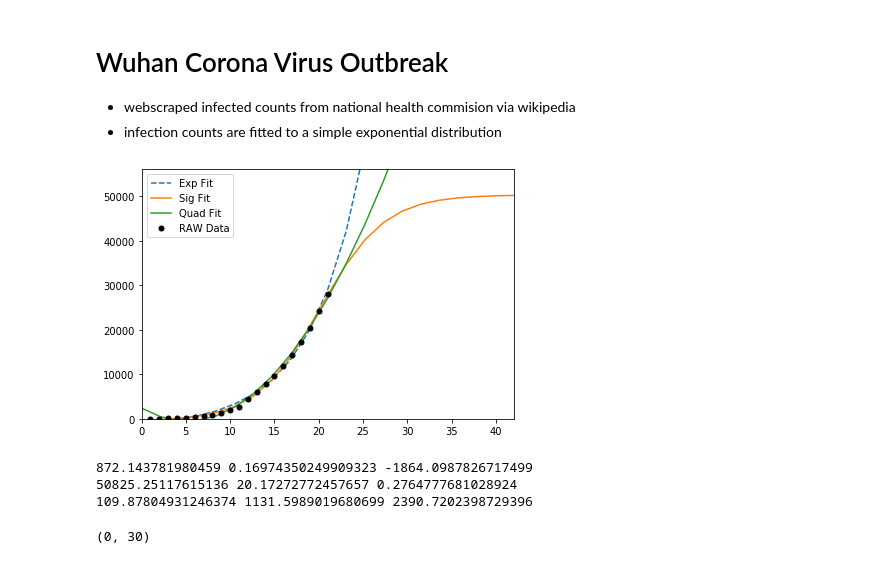
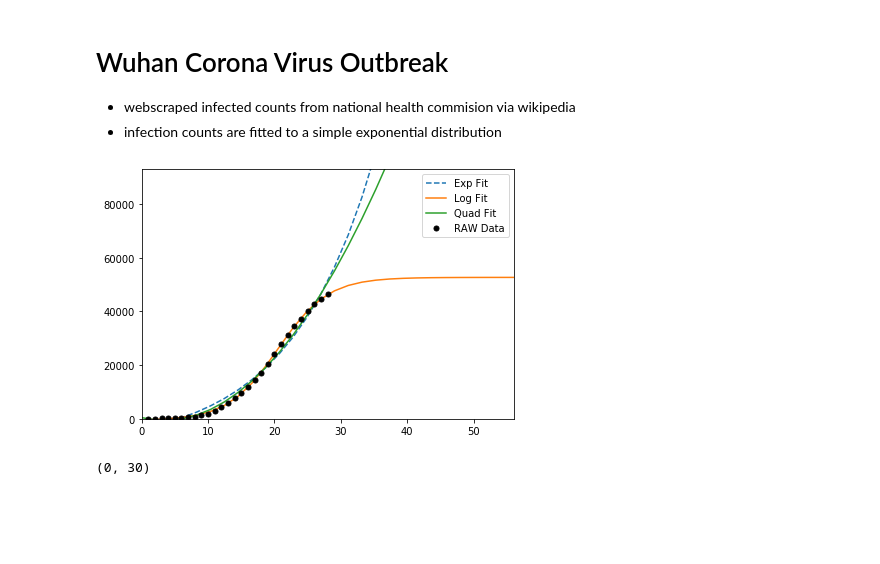
Before and after one commit to chrishom/WuhanVirusOutbreak, a Jupyter notebook: Corona Virus - Wuhan Infection Rate.ipynb, the cells around one changed output. Cells and saved outputs as stored; diff of their text form; code cells hidden in the pictures; blank space fills up the shorter version.

Commit message:
Add files via upload
Change counts pull method (use non inflated values only)

```diff
--- a/Corona Virus - Wuhan Infection Rate.ipynb
+++ b/Corona Virus - Wuhan Infection Rate.ipynb
@@ -30,9 +30,15 @@ for date in dates:
     datesfinal.append((pd.to_datetime(date.get_text())))
 
 counts = My_table.findAll('td', colspan = '2', style='min-width:3em;padding-left:0.4em; text-align:right')
-
+'''
 for count in counts:
     countsfinal.append(int(count.get_text()[0:count.get_text().find('(')].replace(',','')))
+'''
+for count in counts:
+    if count.get_text().find('/') == -1:
+        countsfinal.append(int(count.get_text()[0:count.get_text().find('(')].replace(',','')))
+    else:
+        countsfinal.append(int(count.get_text()[0:count.get_text().find('/')].replace(',','')))
 
 d=list(zip(datesfinal, countsfinal))
 df=pd.DataFrame(data=d, columns=['Date','Infected'])
@@ -40,55 +46,77 @@ df=pd.DataFrame(data=d, columns=['Date','Infected'])
 def exponential_fit(x, a, b, c):
     return a*np.exp(b*x) + c
 
-def sigmoidal_fit(x, L ,x0, k, b):
-    y = L / (1 + np.exp(-k*(x-x0)))+b
+#sigmoid is special case of logistic function whereas:
+# L = 1, k = 1, X0 = 0
+# ref: https://stats.stackexchange.com/questions/204484/what-are-the-differences-between-logistic-function-and-sigmoid-function
+'''
+def sigmoidal_fit(x, k, x0):
+    return (1 / (1 + np.exp(-k*(x-x0))))
+'''
+
+def logistic_fit(x, L ,x0, k, b):
+    y = L / (1 + np.exp(-k*(x-x0))) + b
     return (y)
 
 def quadratic_fit(x, a, b, c):
     y = a*(x**2) - (b*x) + c
     return (y)
 
+def tanh_fit(x, eta=1, phi=1):
+    y = np.tanh(eta * (x + phi))
+    return (y)
+
 x = np.linspace(1,len(df),len(df))
 y = np.array(df['Infected'])
 
+# Exponential Fit
+fitting_parameters_exp, covariance_exp = curve_fit(exponential_fit, x, y)
+a, b, c = fitting_parameters_exp
+'''
+# Sigmoidal Fit
+fitting_parameters_sig, covariance_sig = curve_fit(sigmoidal_fit, x, y, method='dogbox')
+a1, b1 = fitting_parameters_sig
+'''
+# Logistic Fit
+p0 = [max(y), np.median(x),1,min(y)] # this is an mandatory initial guess
+fitting_parameters_log, covariance_log = curve_fit(logistic_fit, x, y,p0, method='dogbox')
+a2, b2, c2, d2 = fitting_parameters_log
 
-fitting_parameters_exp, covariance = curve_fit(exponential_fit, x, y)
-a, b, c = fitting_parameters_exp
-
-p0 = [max(y), np.median(x),1,min(y)] # this is an mandatory initial guess
-fitting_parameters_sig, covariance_sig = curve_fit(sigmoidal_fit, x, y,p0, method='dogbox')
-a2, b2, c2, d2 = fitting_parameters_sig
-
-fitting_parameters_quad, covariance = curve_fit(quadratic_fit, x, y)
+# Quadratic Fit
+fitting_parameters_quad, covariance_quad = curve_fit(quadratic_fit, x, y)
 a3, b3, c3 = fitting_parameters_quad
 
+# Tanh Fit (WIP)
+#fitting_parameters_tanh, covariance_tanh = curve_fit(tanh_fit, x, y)
+#a4, b4 = fitting_parameters_tanh
 
 x_min = 0
 x_max = len(df)*2
 x_fit = np.linspace(x_min, x_max, len(df))
 
 plt.plot(x_fit, exponential_fit(x_fit, *fitting_parameters_exp), '--', label='Exp Fit')
-plt.plot(x_fit, sigmoidal_fit(x_fit, *fitting_parameters_sig), '-', label='Sig Fit')
+# plt.plot(x_fit, sigmoidal_fit(x_fit, *fitting_parameters_sig), '-', label='Sig Fit')
+plt.plot(x_fit, logistic_fit(x_fit, *fitting_parameters_log), '-', label='Log Fit')
 plt.plot(x_fit, quadratic_fit(x_fit, *fitting_parameters_quad), '-', label='Quad Fit')
+#plt.plot(x_fit, tanh_fit(x_fit, *fitting_parameters_tanh), '-', label='Tanh Fit')
+
 
 plt.plot(x, y, '.', label='RAW Data', color='k', markersize=10)
 
 plt.plot(title='Wuhan')
 plt.ylim(0, max(df['Infected'])*2)
 plt.xlim(0,len(df)*2)
 plt.tight_layout()
 plt.legend()
 
 plt.show()
 
-print(a,b,c)
-print(a2,b2,c2)
-print(a3,b3,c3)
+#print(a,b,c)
+#print(a1,b1)
+#print(a2,b2,c2)
+#print(a3,b3,c3)
 # %% [output]
-[figure, old version]
+[figure, new version]
-872.143781980459 0.16974350249909323 -1864.0987826717499
-50825.25117615136 20.17272772457657 0.2764777681028924
-109.87804931246374 1131.5989019680699 2390.7202398729396
 # %%
 import seaborn as sns
 import matplotlib.pyplot as plt
```
